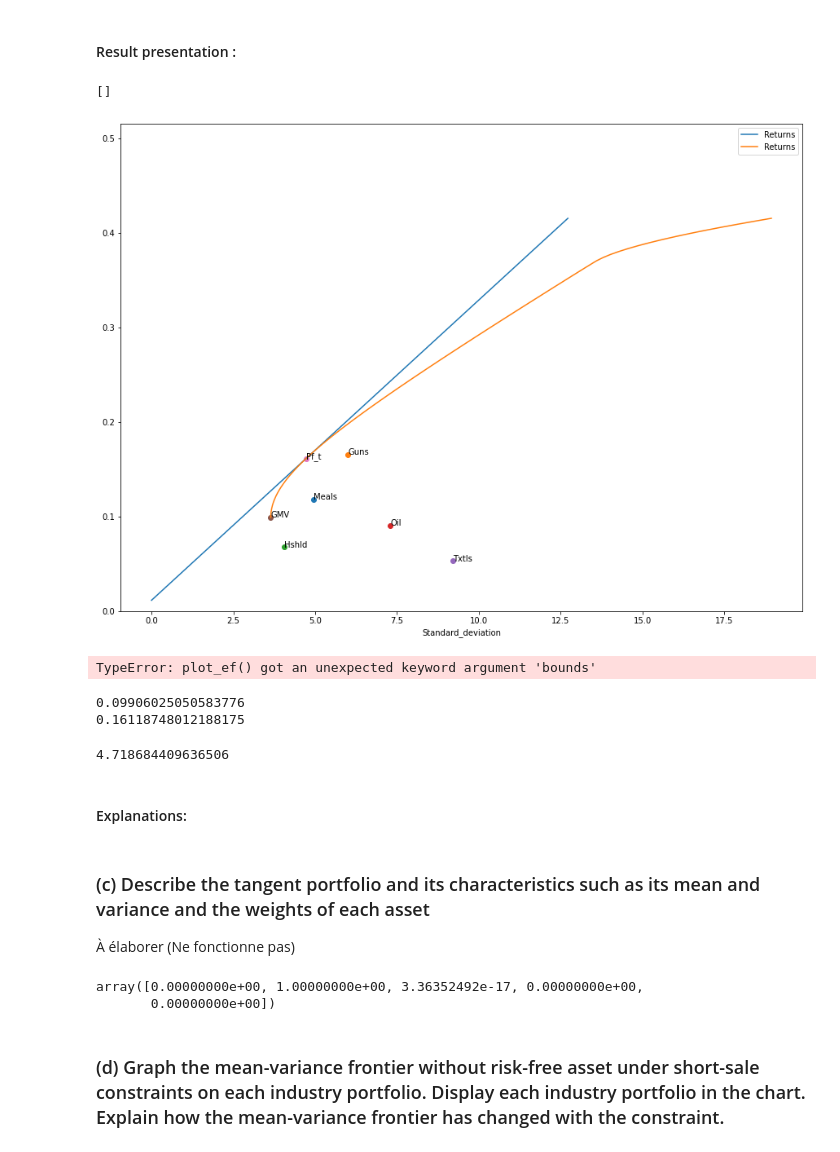
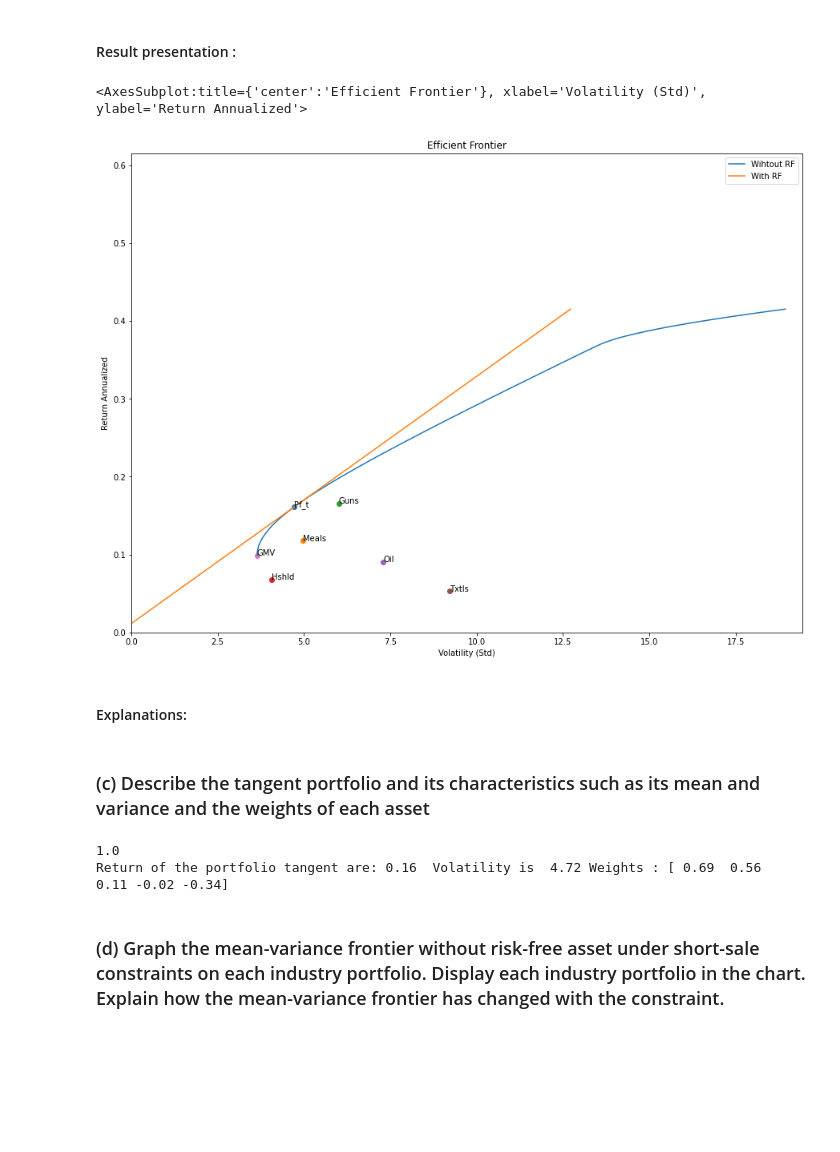
Before and after one commit to Damnsky100/Portfolio, a Jupyter notebook: Assignment_TP1.ipynb, the cells around one changed output. Cells and saved outputs as stored; diff of their text form; code cells hidden in the pictures; blank space fills up the shorter version.

```diff
--- a/Assignment_TP1.ipynb
+++ b/Assignment_TP1.ipynb
@@ -46,7 +49,7 @@ Data
 | 2022-11-01 | 2.53 | 2.84 | 7.69 | 3.23 | 5.57 | 9.79 | 7.24 | 15.70 | 9.44 | 17.34 | ... | ... |
 275 rows × 48 columns
 # %%
-Expected_Risk_free = Load_rf()/100
+Expected_Risk_free = f.Load_rf()/100
 # %% [markdown]
 ## Selection of Industry
 # %%
@@ -224,45 +217,7 @@ Efficient_frontiere_result_WS = Ptf_target_optimization_W_Rf(E_return, E_cov, Ex
 # %% [markdown]
 #### Result presentation :
-# %%
-plt=Efficient_frontiere_result_WS['Efficient_frontiere']['Returns'].plot(kind='line',figsize=(15,11),
-     ylim = [0, max(Efficient_frontiere_result_WS['Efficient_frontiere']['Returns'])+0.1])
-for i in E_return.index :
-    plt.scatter([np.sqrt(E_cov[i][i])],[E_return[i]], marker='o')
-    plt.annotate(i,(np.sqrt(E_cov[i][i]),E_return[i]))
-
-
-
-
-Efficient_frontiere_result['Efficient_frontiere']['Returns'].plot(kind='line')
-
-
-#Plot GMV
-w = gmv(E_cov)
-y = portfolio_return(w, E_return)
-x =  portfolio_vol(w, E_cov)
-plt.scatter(x,y, marker="o")
-plt.annotate("GMV",(x,  y))
-
-#Plot Portfolio Tangente
-
-w = msr(Expected_Risk_free, E_return, E_cov)
-y = portfolio_return(w, E_return)
-x = portfolio_vol(w, E_cov)
-plt.scatter(x,y, marker="o")
-plt.annotate("Pf_t",(x,  y))
-
-
-plt.legend(bbox_to_anchor=(1.0, 1.0))
-plt.plot()
-# %% [output]
-[]
-[figure, removed]
 # %%
-
-
-
-
-
-plot_ef(E_return, E_cov, Expected_Risk_free, Nbr_PTF, show_cml=False, show_gmv=True, bounds = (-2,2))
+f.plot_ef(E_return, E_cov, Expected_Risk_free, Nbr_PTF, show_cml=True, show_gmv=True, bounds = (-2,2))
 # %% [output]
-TypeError: plot_ef() got an unexpected keyword argument 'bounds'
+<AxesSubplot:title={'center':'Efficient Frontier'}, xlabel='Volatility (Std)', ylabel='Return Annualized'>
+[figure, added]
@@ -300,20 +224,4 @@ plt.annotate("Pf_t",(x,  y))
-# %%
-
-w = gmv(E_cov)
-print(portfolio_return(w, E_return))
-portfolio_vol(w, E_cov)
-
-
-
-w = msr(Expected_Risk_free, E_return, E_cov)
-print(portfolio_return(w, E_return))
-portfolio_vol(w, E_cov)
-# %% [output]
-0.09906025050583776
-0.16118748012188175
-4.718684409636506
 # %% [markdown]
 #### Explanations:
 # %% [markdown]
 ### (c) Describe the tangent portfolio and its characteristics such as its mean and variance and the weights of each asset
-À élaborer (Ne fonctionne pas)
@@ -330,7 +228,15 @@ weight = np.dot(cov_inv, (z - Expected_Risk_free)) / gamma
-# %%
-msr(Expected_Risk_free, E_return, E_cov)
-# %% [output]
-array([0.00000000e+00, 1.00000000e+00, 3.36352492e-17, 0.00000000e+00,
-       0.00000000e+00])
+# %%
+#Tangent Portfolio --> maximiser le sharpe ratio
+w = f.msr(Expected_Risk_free, E_return, E_cov, bounds=(-2,2))
+ret =round(f.portfolio_return(w, E_return),2)
+vol = round(f.portfolio_vol(w, E_cov),2)
+#Print the caracteristics
+print(round(w.sum(), 4))
+print("Return of the portfolio tangent are:", ret,
+      " Volatility is ", vol,
+      "Weights :", np.round(w,2) )
+# %% [output]
+1.0
+Return of the portfolio tangent are: 0.16  Volatility is  4.72 Weights : [ 0.69  0.56  0.11 -0.02 -0.34]
 # %% [markdown]
 ### (d) Graph the mean-variance frontier without risk-free asset under short-sale constraints on each industry portfolio. Display each industry portfolio in the chart. Explain how the mean-variance frontier has changed with the constraint.
```
Also changed, not shown: parts of 16 cells of this notebook, 5 other files.
